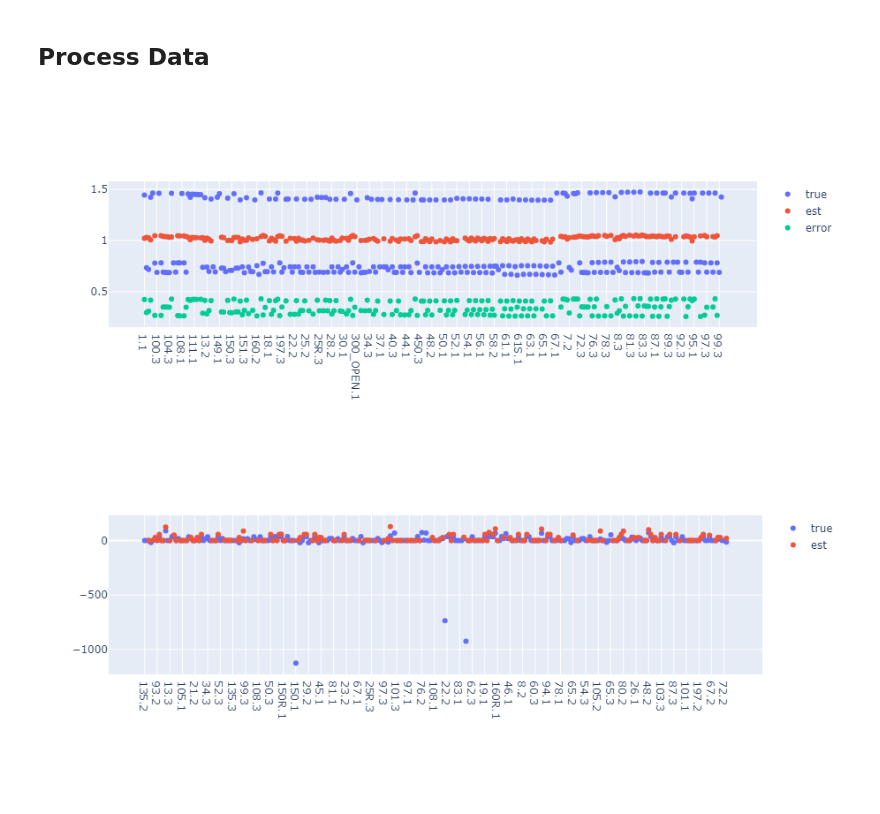
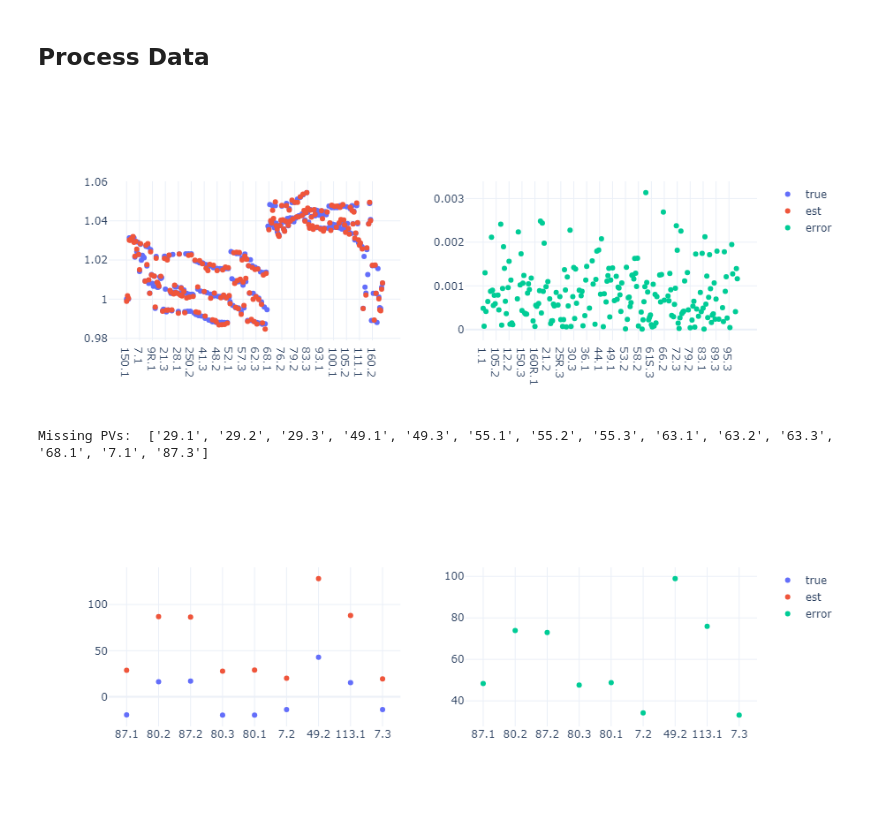
Before and after one commit to pnnl/oedisi_dopf, a Jupyter notebook: ekf_workflow_plotly.ipynb, the cells around one changed output. Saved outputs shown, nothing was run; the diff lists cells and outputs as text; code cells hidden in the pictures; blank space fills up the shorter version.

```diff
--- a/ekf_workflow_plotly.ipynb
+++ b/ekf_workflow_plotly.ipynb
@@ -155,23 +150,54 @@ est_powers.set_index('time', inplace=True)
 # %%
 ts = dt.datetime(2018, 5, 1, 8)
 true = true_voltages.loc[ts].abs()/base_voltages
 est = est_voltages.loc[ts].abs()/base_voltages
 error = (true - est).abs()
 
-fig = make_subplots(rows=1,cols=1)
-fig.add_trace(go.Scatter(name='true', x=true.index, y=true.values,mode='markers'), row=1,col=1)
-fig.add_trace(go.Scatter(name='est',x=est.index, y=est.values,mode='markers'), row=1,col=1)
-fig.add_trace(go.Scatter(name='error',x=error.index, y=error.values,mode='markers'), row=1,col=1)
+fig = make_subplots(rows=1,cols=2)
+fig.add_trace(
+    go.Scatter(name='true', x=true.index, y=true.values,mode='markers'),
+    row=1,col=1)
+fig.add_trace(
+    go.Scatter(name='est',x=est.index, y=est.values,mode='markers'),
+    row=1,col=1)
+fig.add_trace(
+    go.Scatter(name='error',x=error.index, y=error.values,mode='markers'),
+    row=1,col=2)
+fig.update_layout(template="plotly_white")
 fig.show()
 # %% [output]
-[figure, old version]
+[figure, new version]
 # %%
-true = true_powers.loc[ts]
-est = est_powers.loc[ts]
+inj = topology.injections.power_real
+pvs = []
+for id, eq, power in zip(inj.ids, inj.equipment_ids, inj.values):
+    type, _ = eq.split('.')
+    if type == "PVSystem":
+        pvs.append(id)
 
-fig = make_subplots(rows=1,cols=1)
-fig.add_trace(go.Scatter(name='true', x=true.index, y=true.values.real,mode='markers'), row=1,col=1)
-fig.add_trace(go.Scatter(name='est',x=est.index, y=est.values.real,mode='markers'), row=1,col=1)
+# filter missing nodes
+common_columns = set(est_powers.columns).intersection(pvs)
+missing_nodes = set(common_columns).symmetric_difference(pvs)
+print("Missing PVs: ", sorted(missing_nodes))
+true = true_powers.filter(common_columns)
+est = est_powers.filter(common_columns)
+
+true = true.loc[ts]
+est = est.loc[ts]
+error = (true - est)
+
+fig = make_subplots(rows=1,cols=2)
+fig.add_trace(
+    go.Scatter(name='true', x=true.index, y=true.values.real,mode='markers'),
+    row=1,col=1)
+fig.add_trace(
+    go.Scatter(name='est',x=est.index, y=est.values.real,mode='markers'),
+    row=1,col=1)
+fig.add_trace(
+    go.Scatter(name='error',x=error.index, y=error.abs(),mode='markers'),
+    row=1,col=2)
+fig.update_layout(template="plotly_white")
 fig.show()
 # %% [output]
+Missing PVs:  ['29.1', '29.2', '29.3', '49.1', '49.3', '55.1', '55.2', '55.3', '63.1', '63.2', '63.3', '68.1', '7.1', '87.3']
-[figure, old version]
+[figure, new version]
```
Also changed, not shown: parts of 1 cell of this notebook, 6 other files.
